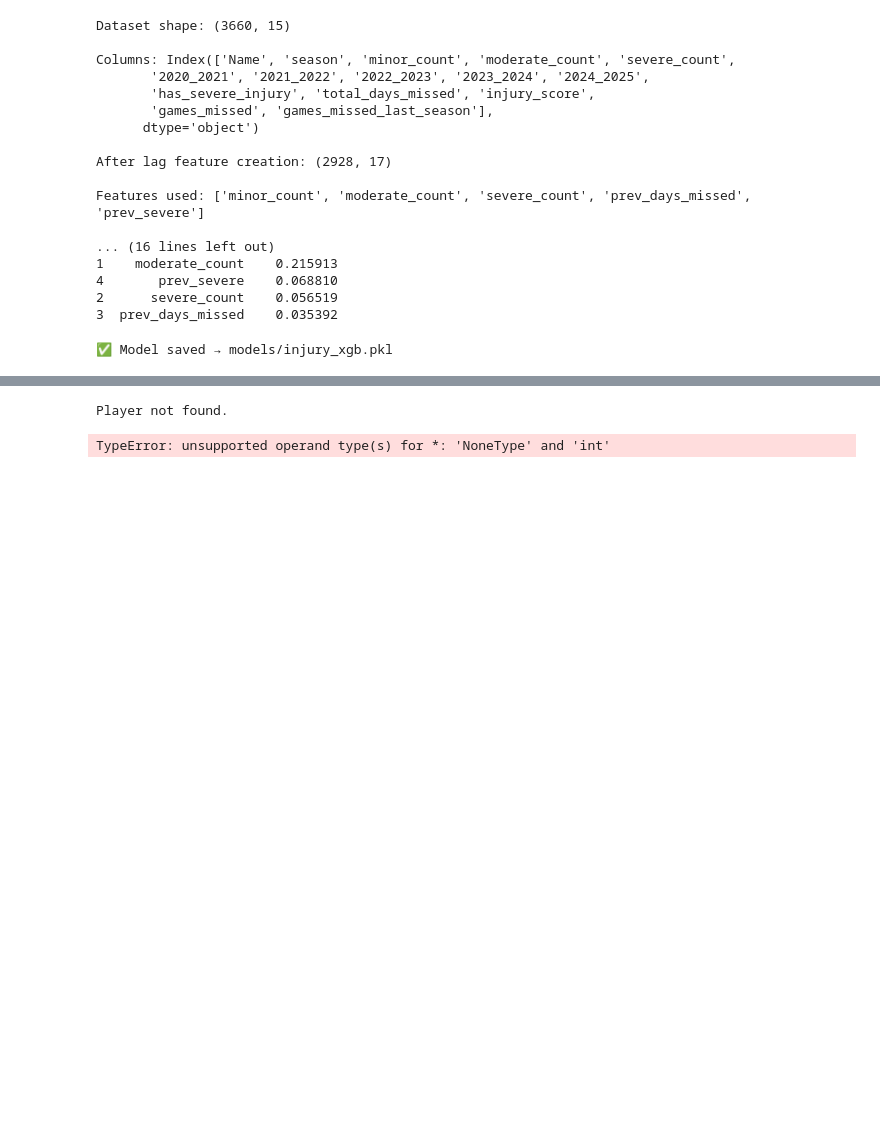
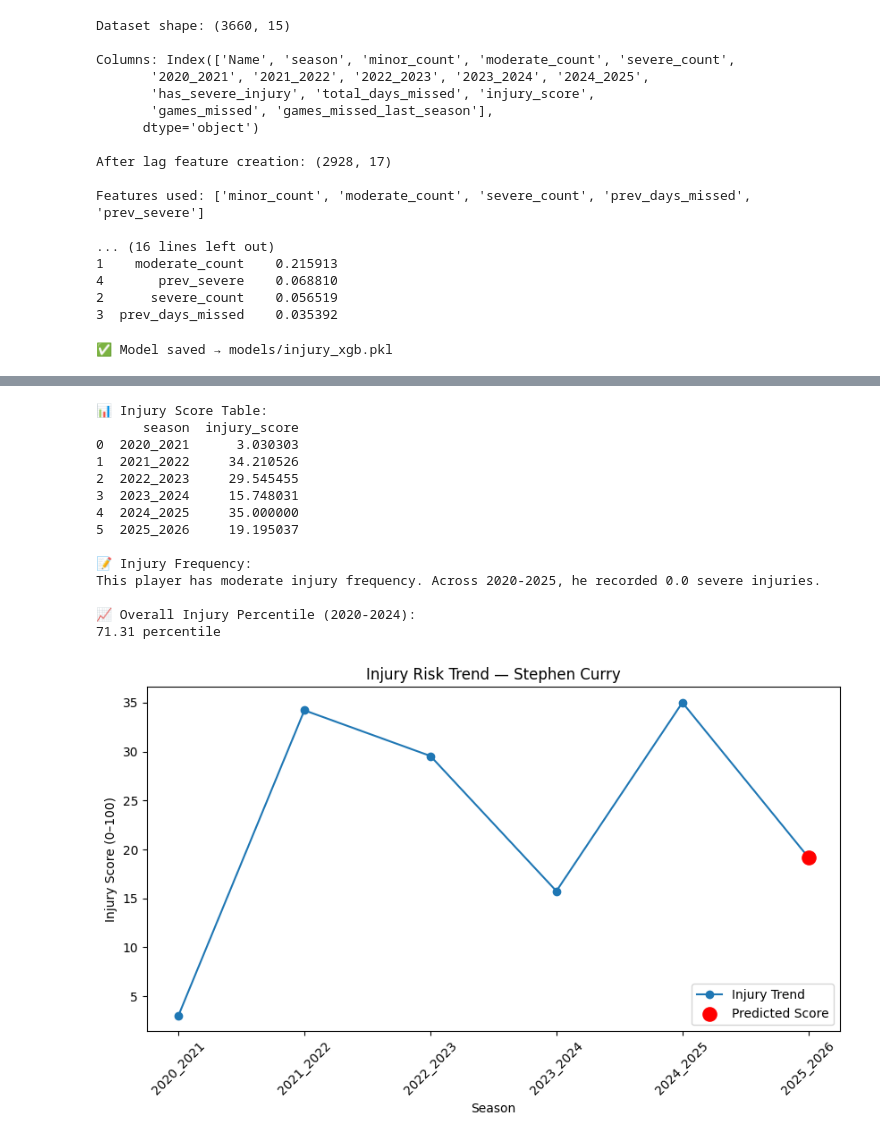
Before and after one commit to SatyamChaturvedi39/Research-Project, a Jupyter notebook: notebooks/M3_Injury_Model.ipynb, the cells around one changed output, grey strips where cells are left out. Saved outputs shown, nothing was run; the diff lists cells and outputs as text; code cells hidden in the pictures; blank space fills up the shorter version.

Commit message:
Injury+Salary
Models for Injury Risk Prediction and Salary Cap Prediction has been done.

```diff
--- a/notebooks/M3_Injury_Model.ipynb
+++ b/notebooks/M3_Injury_Model.ipynb
@@ -350,0 +345,2 @@ def predict_next_season(model, player_name, df):
+# %%
+model = joblib.load("models/injury_clf.pkl")  # or xgb_model.pkl if using XGBoost
@@ -432,15 +398,16 @@ def plot_injury_trend(player_name, table):
-# %%
-player_name = "A.J. Green" # Use an existing player name from the processed df
-
-table = build_player_table(player_name, df, model)
-
-if table is not None:
-    print("\nInjury Score Table:")
-    print(table)
-
-    plot_injury_trend(player_name, table)
-else:
-    print(f"Could not build table for player: {player_name}")
-# %% [output]
-Player not found.
-TypeError: unsupported operand type(s) for *: 'NoneType' and 'int'
+# %%
+def injury_frequency_text(player_df):
+
+    avg_score = player_df["injury_score"].mean()
+    severe_total = player_df["severe_count"].sum()
+
+    if avg_score < 20:
+        level = "rarely appears on injury reports"
+    elif avg_score < 50:
+        level = "has moderate injury frequency"
+    else:
+        level = "frequently appears on injury reports"
+
+    text = f"This player {level}. Across 2020-2025, he recorded {severe_total} severe injuries."
+
+    return text
@@ -446,0 +493,35 @@ TypeError: unsupported operand type(s) for *: 'NoneType' and 'int'
+# %%
+player_name = "Stephen Curry"
+
+table = build_player_output(player_name, df, model)
+
+if table is not None:
+
+    print("\n📊 Injury Score Table:")
+    print(table)
+
+    player_df = df[df["Name"] == player_name]
+
+    print("\n📝 Injury Frequency:")
+    print(injury_frequency_text(player_df))
+
+    print("\n📈 Overall Injury Percentile (2020-2024):")
+    print(f"{injury_percentile(player_name, df)} percentile")
+
+    plot_injury_trend(player_name, table)
+# %% [output]
+📊 Injury Score Table:
+      season  injury_score
+0  2020_2021      3.030303
+1  2021_2022     34.210526
+2  2022_2023     29.545455
+3  2023_2024     15.748031
+4  2024_2025     35.000000
+5  2025_2026     19.195037
+
+📝 Injury Frequency:
+This player has moderate injury frequency. Across 2020-2025, he recorded 0.0 severe injuries.
+
+📈 Overall Injury Percentile (2020-2024):
+71.31 percentile
+[figure, added]
```
Also changed, not shown: parts of 14 cells of this notebook, 3 other files.
